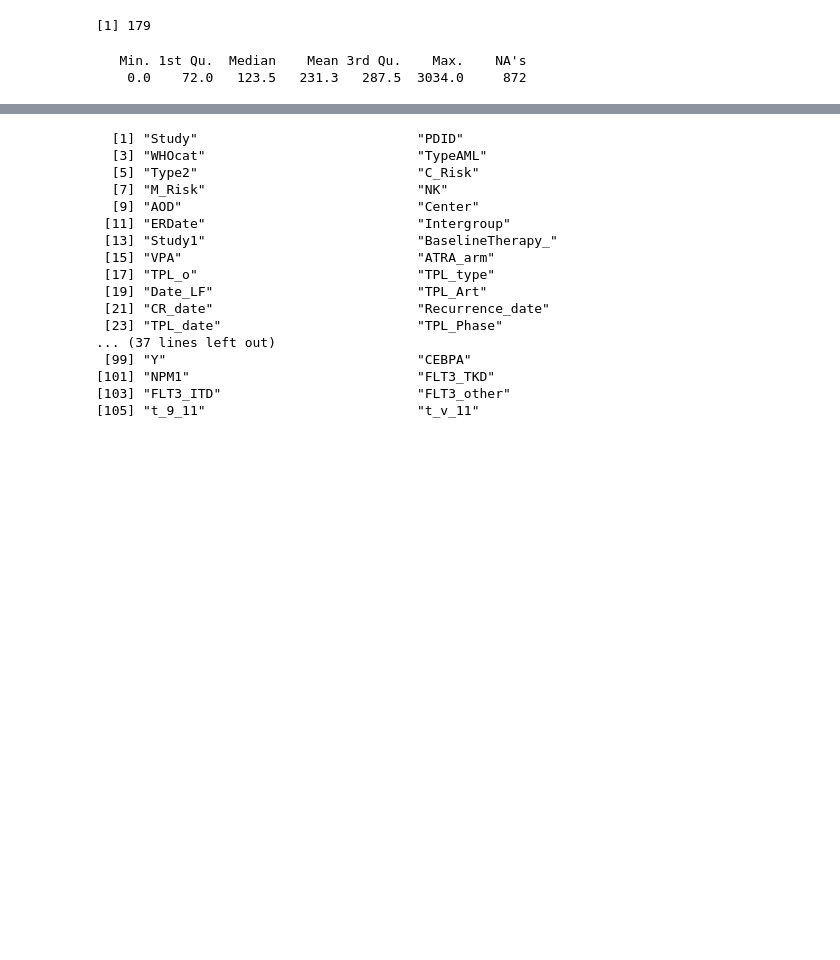
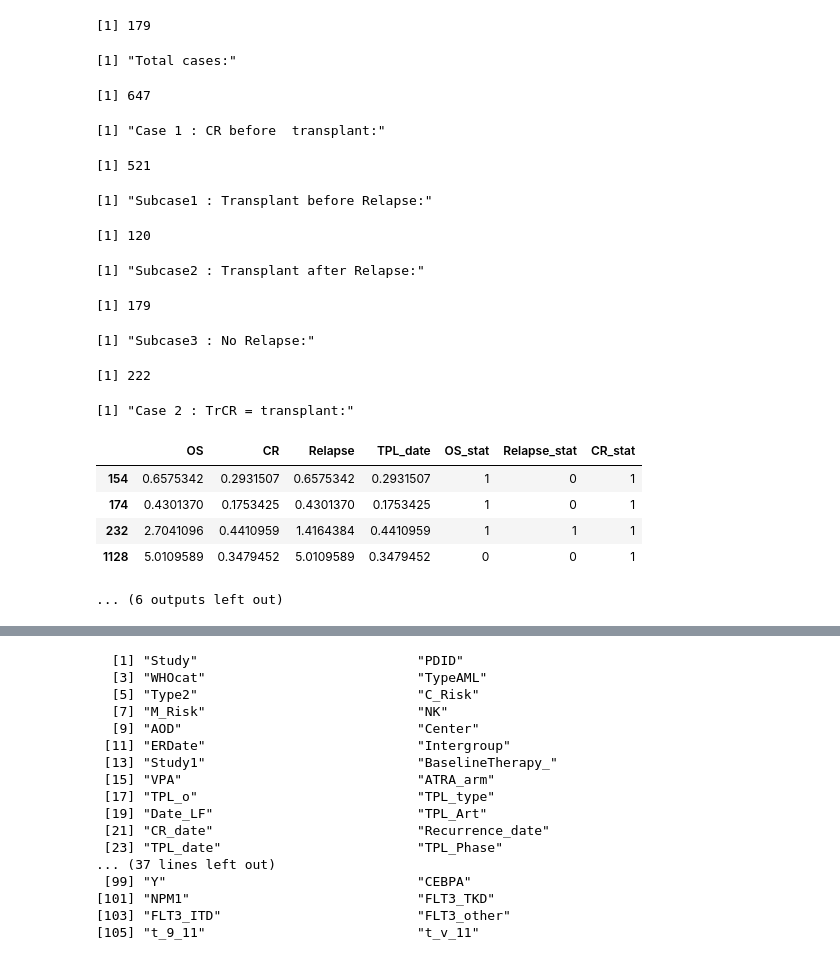
Before and after one commit to reyear/AML_Analysis, a Jupyter notebook: analysis/prognosis/Prognosis_locked/Transplant/Untitled.ipynb, the cells around one changed output, grey strips where cells are left out. Cells and saved outputs as stored; diff of their text form; code cells hidden in the pictures; blank space fills up the shorter version.

```diff
--- a/analysis/prognosis/Prognosis_locked/Transplant/Untitled.ipynb
+++ b/analysis/prognosis/Prognosis_locked/Transplant/Untitled.ipynb
@@ -30,7 +30,7 @@ df_nejm$CR_stat <- ifelse(is.na(df_nejm$CR) | (!is.na(df_nejm$CR) & df_nejm$CR>d
 ## and we put 0 when patients did not experienced CR (because you need CR before Relapse)
 #we just made sure that CR+Relapse is lower than OS
 
-df_nejm[is.na(df_nejm$CR) |is.na(df_nejm$Relapse) |( !is.na(df_nejm$CR) & df_nejm$CR+df_nejm$Relapse>=df_nejm$OS) ,"Relapse_stat"] <- 0
+df_nejm[is.na(df_nejm$CR) |is.na(df_nejm$Relapse) |( !is.na(df_nejm$CR) &!is.na(df_nejm$Relapse) & round(df_nejm$CR+df_nejm$Relapse,5)>=round(df_nejm$OS,5)) ,"Relapse_stat"] <- 0
 
 # # Handle CR
 df_nejm[df_nejm$CR_stat==0,"CR"] <- df_nejm[df_nejm$CR_stat==0,"OS"]
@@ -98,12 +98,48 @@ head(nejm_data_tpl)
 nrow(nejm_data_tpl[!is.na(nejm_data_tpl$TPL_date) &nejm_data_tpl$TPL_date>nejm_data_tpl$Relapse,c("OS","CR","Relapse","TPL_date","OS_stat","Relapse_stat","CR_stat")])
 # %% [output]
 [1] 179
-# %%
-# colnames(val_data)
-summary(val_data$Time_1CR_TPL,na.rm=F)
-# %% [output]
-   Min. 1st Qu.  Median    Mean 3rd Qu.    Max.    NA's
-    0.0    72.0   123.5   231.3   287.5  3034.0     872
+# %%
+print("Total cases:")
+nrow(nejm_data_tpl[!is.na(nejm_data_tpl$TPL_date),])
+
+
+print("Case 1 : CR before  transplant:")
+
+nrow(nejm_data_tpl[!is.na(nejm_data_tpl$TPL_date) & nejm_data_tpl$CR<nejm_data_tpl$TPL_date & nejm_data_tpl$CR_stat==1 ,])
+print("Subcase1 : Transplant before Relapse:")
+nrow(nejm_data_tpl[!is.na(nejm_data_tpl$TPL_date) & nejm_data_tpl$CR<nejm_data_tpl$TPL_date & nejm_data_tpl$TPL_date<nejm_data_tpl$Relapse & nejm_data_tpl$Relapse_stat==1 ,])
+print("Subcase2 : Transplant after Relapse:")
+nrow(nejm_data_tpl[!is.na(nejm_data_tpl$TPL_date) & nejm_data_tpl$CR<nejm_data_tpl$TPL_date & nejm_data_tpl$TPL_date>nejm_data_tpl$Relapse & nejm_data_tpl$Relapse_stat==1 ,])
+print("Subcase3 : No Relapse:")
+nrow(nejm_data_tpl[!is.na(nejm_data_tpl$TPL_date) & nejm_data_tpl$CR<nejm_data_tpl$TPL_date & nejm_data_tpl$Relapse_stat==0 ,])
+
+print("Case 2 : TrCR = transplant:")
+(nejm_data_tpl[!is.na(nejm_data_tpl$TPL_date) & nejm_data_tpl$CR==nejm_data_tpl$TPL_date  ,c("OS","CR","Relapse","TPL_date","OS_stat","Relapse_stat","CR_stat")])
+
+print("Case 2 : Transplant before CR:")
+nrow(nejm_data_tpl[!is.na(nejm_data_tpl$TPL_date) & nejm_data_tpl$TPL_date<nejm_data_tpl$CR & nejm_data_tpl$CR_stat==1 ,])
+print("Subcase 1: Relapse")
+nrow(nejm_data_tpl[!is.na(nejm_data_tpl$TPL_date) & nejm_data_tpl$TPL_date<nejm_data_tpl$CR & nejm_data_tpl$CR_stat==1 & nejm_data_tpl$Relapse_stat==1 ,])
+print("Subcase 2: No Relapse")
+nrow(nejm_data_tpl[!is.na(nejm_data_tpl$TPL_date) & nejm_data_tpl$TPL_date<nejm_data_tpl$CR & nejm_data_tpl$CR_stat==1 & nejm_data_tpl$Relapse_stat==0 ,])
+# %% [output]
+[1] "Total cases:"
+[1] 647
+[1] "Case 1 : CR before  transplant:"
+[1] 521
+[1] "Subcase1 : Transplant before Relapse:"
+[1] 120
+[1] "Subcase2 : Transplant after Relapse:"
+[1] 179
+[1] "Subcase3 : No Relapse:"
+[1] 222
+[1] "Case 2 : TrCR = transplant:"
+|  | OS | CR | Relapse | TPL_date | OS_stat | Relapse_stat | CR_stat |
+| 154 | 0.6575342 | 0.2931507 | 0.6575342 | 0.2931507 | 1 | 0 | 1 |
+| 174 | 0.4301370 | 0.1753425 | 0.4301370 | 0.1753425 | 1 | 0 | 1 |
+| 232 | 2.7041096 | 0.4410959 | 1.4164384 | 0.4410959 | 1 | 1 | 1 |
+| 1128 | 5.0109589 | 0.3479452 | 5.0109589 | 0.3479452 | 0 | 0 | 1 |
+... (6 outputs left out)
 # %%
 val_data[which(val_data$TPL_date<val_data$CR_date),c("Time_1CR_TPL","TPL_date","CR_date","TPL_type","BaselineTherapy_","Post_Induction_Therapy_Remission")]
 
```
Also changed, not shown: 2 other files.
